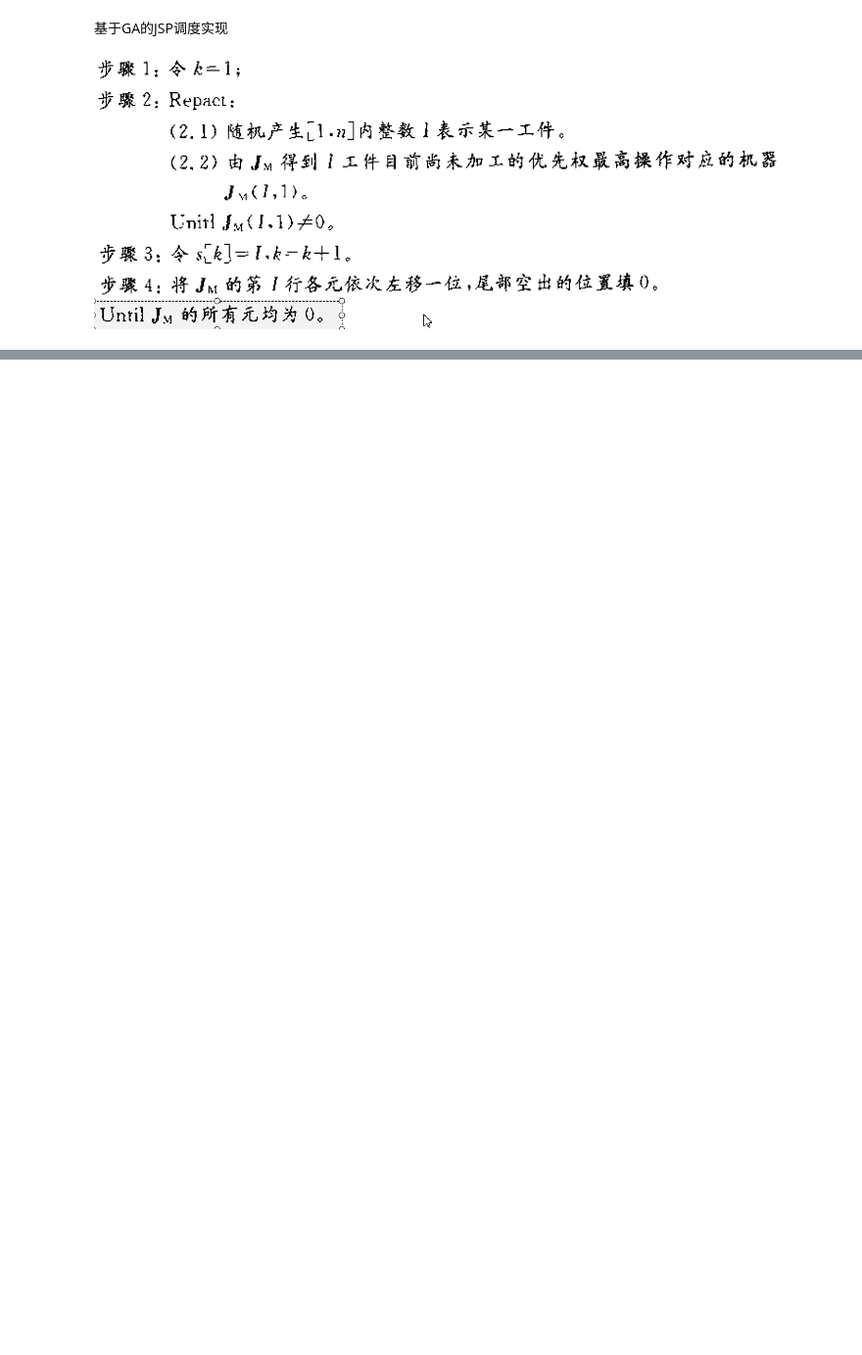
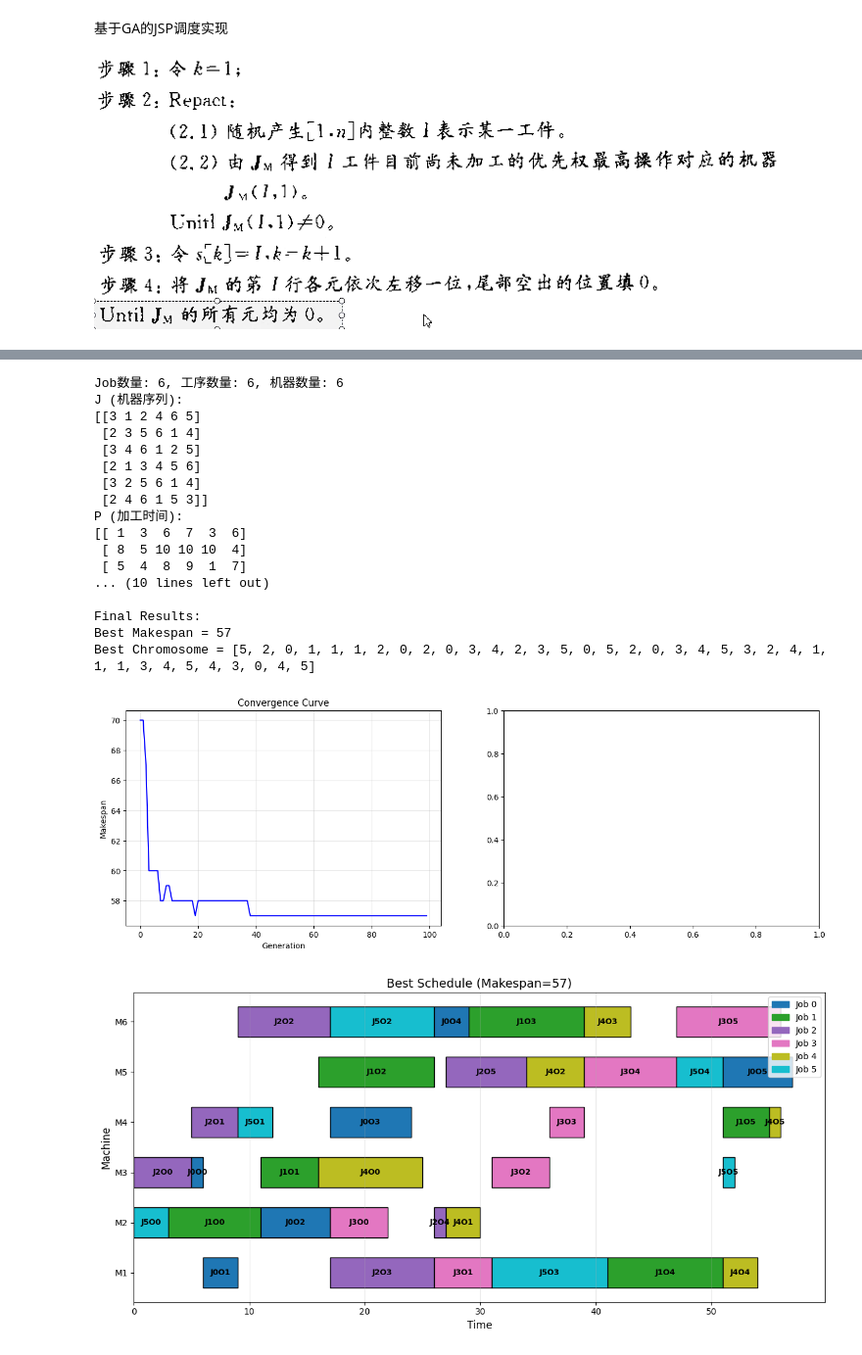
Before and after one commit to ChengRongY/Job-shop-scheduling-problem, a Jupyter notebook: JSP.ipynb, the cells around one changed output, grey strips where cells are left out. Shown at 98% size. Drawn from its saved outputs; the diff is of its cells as text; code cells hidden in the pictures; blank space fills up the shorter version.

```diff
--- a/JSP.ipynb
+++ b/JSP.ipynb
@@ -39,0 +280,51 @@ createPop(J, popSize)
+# %%
+# 运行GA求解JSP示例
+J = np.array([
+    [3, 1, 2, 4, 6, 5],   # Job 0: M3(1) M1(3) M2(6) M4(7) M6(3) M5(6)
+    [2, 3, 5, 6, 1, 4],   # Job 1: M2(8) M3(5) M5(10) M6(10) M1(10) M4(4)
+    [3, 4, 6, 1, 2, 5],   # Job 2: M3(5) M4(4) M6(8) M1(9) M2(1) M5(7)
+    [2, 1, 3, 4, 5, 6],   # Job 3: M2(5) M1(5) M3(5) M4(3) M5(8) M6(9)
+    [3, 2, 5, 6, 1, 4],   # Job 4: M3(9) M2(3) M5(5) M6(4) M1(3) M4(1)
+    [2, 4, 6, 1, 5, 3]    # Job 5: M2(3) M4(3) M6(9) M1(10) M5(4) M3(1)
+])
+P = np.array([
+    [1, 3, 6, 7, 3, 6],
+    [8, 5, 10, 10, 10, 4],
+    [5, 4, 8, 9, 1, 7],
+    [5, 5, 5, 3, 8, 9],
+    [9, 3, 5, 4, 3, 1],
+    [3, 3, 9, 10, 4, 1]
+])
+n, m = J.shape
+print(f"Job数量: {n}, 工序数量: {m}, 机器数量: {J.max()}")
+print(f"J (机器序列):\n{J}")
+print(f"P (加工时间):\n{P}")
+
+# 运行GA
+best_chromosome, best_makespan, best_schedule = GA_JSP(
+    J, P,
+    popSize=50,
+    generations=100,
+    pc=0.8,
+    pm=0.1
+)
+# %% [output]
+Job数量: 6, 工序数量: 6, 机器数量: 6
+J (机器序列):
+[[3 1 2 4 6 5]
+ [2 3 5 6 1 4]
+ [3 4 6 1 2 5]
+ [2 1 3 4 5 6]
+ [3 2 5 6 1 4]
+ [2 4 6 1 5 3]]
+P (加工时间):
+[[ 1  3  6  7  3  6]
+ [ 8  5 10 10 10  4]
+ [ 5  4  8  9  1  7]
+... (10 lines left out)
+
+Final Results:
+Best Makespan = 57
+Best Chromosome = [5, 2, 0, 1, 1, 1, 2, 0, 2, 0, 3, 4, 2, 3, 5, 0, 5, 2, 0, 3, 4, 5, 3, 2, 4, 1, 1, 1, 3, 4, 5, 4, 3, 0, 4, 5]
+[figure, added]
+[figure, added]
```
Also changed, not shown: parts of 5 cells of this notebook, 2 other files.
